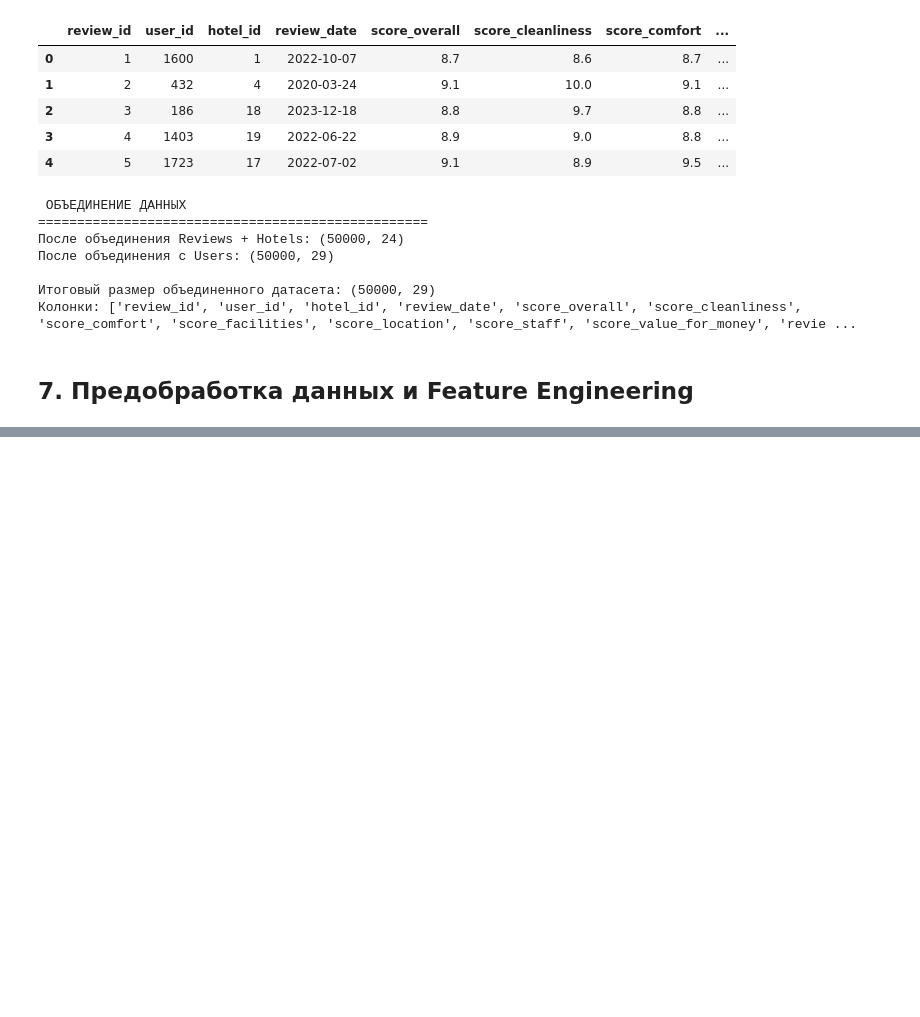
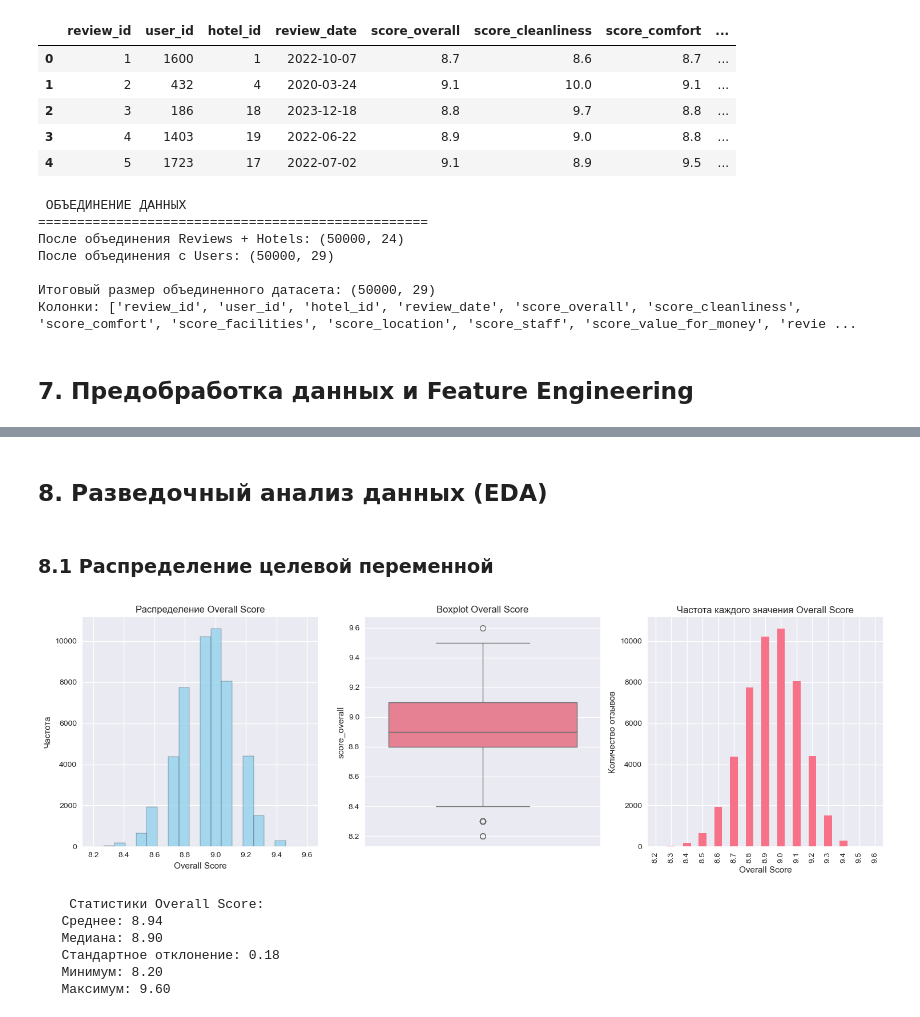
Before and after one commit to igr43/booking_ml_project, a Jupyter notebook: analysis.ipynb, the cells around one changed output, grey strips where cells are left out. Drawn from its saved outputs; the diff is of its cells as text; code cells hidden in the pictures; blank space fills up the shorter version.

Commit message:
Начал разведочный анализ данных

```diff
--- a/analysis.ipynb
+++ b/analysis.ipynb
@@ -328,3 +328,44 @@ df_processed = preprocess_and_feature_engineering(df)
  Добавлены агрегированные признаки отеля
     Итоговый размер после обработки: (50000, 44)
     Новые колонки: ['review_year', 'review_month', 'review_day', 'review_dayofweek', 'season', 'cleanliness_gap', 'comfort_gap', 'facilities_gap', 'hotel_avg_score', 'hotel_review_count', 'hotel_avg_c ...
+# %% [markdown]
+## 8. Разведочный анализ данных (EDA)
+# %% [markdown]
+### 8.1 Распределение целевой переменной
+# %%
+plt.figure(figsize=(15, 5))
+
+
+plt.subplot(1, 3, 1)
+plt.hist(df_processed['score_overall'], bins=20, alpha=0.7, color='skyblue', edgecolor='black')
+plt.title('Распределение Overall Score')
+plt.xlabel('Overall Score')
+plt.ylabel('Частота')
+
+plt.subplot(1, 3, 2)
+sns.boxplot(y=df_processed['score_overall'])
+plt.title('Boxplot Overall Score')
+
+plt.subplot(1, 3, 3)
+df_processed['score_overall'].value_counts().sort_index().plot(kind='bar')
+plt.title('Частота каждого значения Overall Score')
+plt.xlabel('Overall Score')
+plt.ylabel('Количество отзывов')
+
+plt.tight_layout()
+plt.show()
+
+print(f"    Статистики Overall Score:")
+print(f"   Среднее: {df_processed['score_overall'].mean():.2f}")
+print(f"   Медиана: {df_processed['score_overall'].median():.2f}")
+print(f"   Стандартное отклонение: {df_processed['score_overall'].std():.2f}")
+print(f"   Минимум: {df_processed['score_overall'].min():.2f}")
+print(f"   Максимум: {df_processed['score_overall'].max():.2f}")
+# %% [output]
+[figure, added]
+    Статистики Overall Score:
+   Среднее: 8.94
+   Медиана: 8.90
+   Стандартное отклонение: 0.18
+   Минимум: 8.20
+   Максимум: 9.60
```
Also changed, not shown: parts of 5 cells of this notebook.
